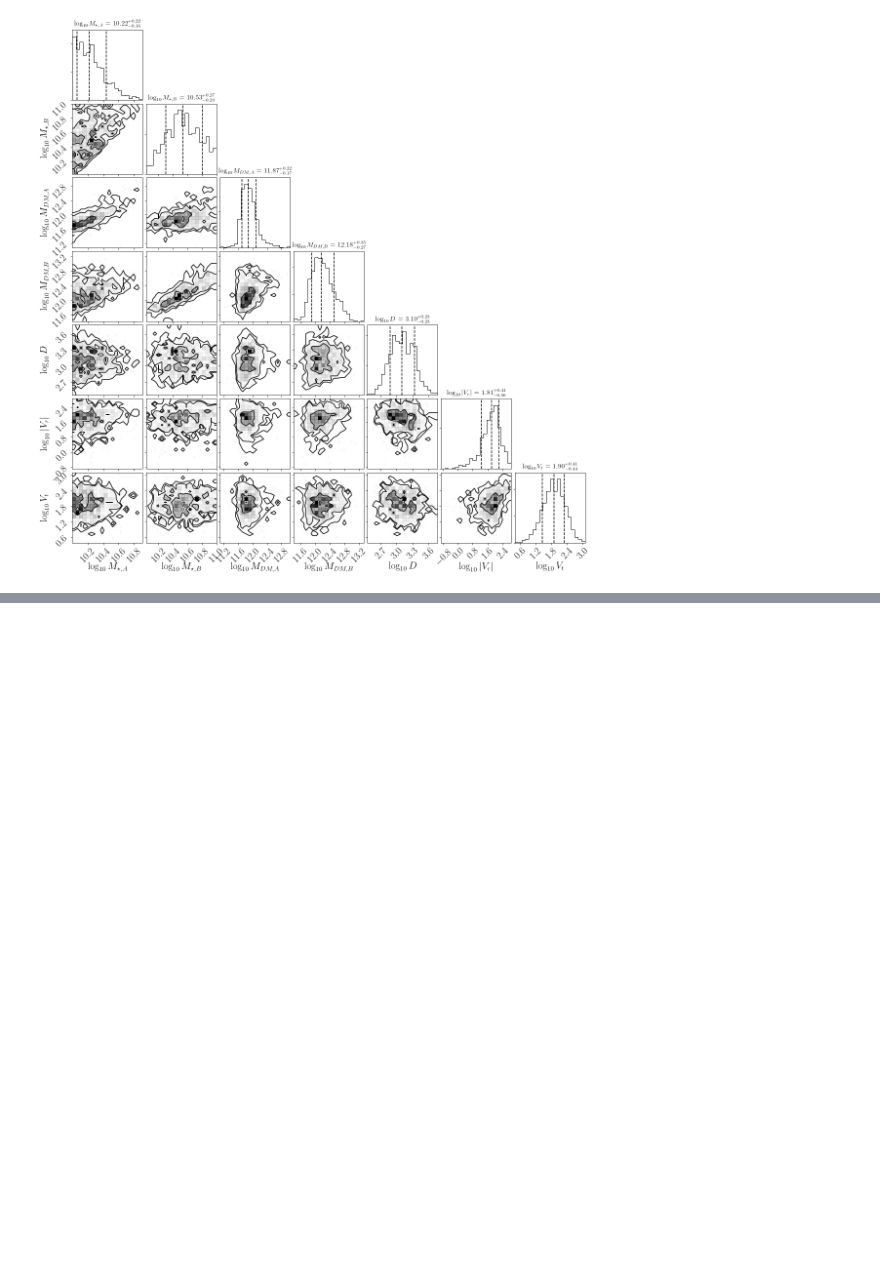
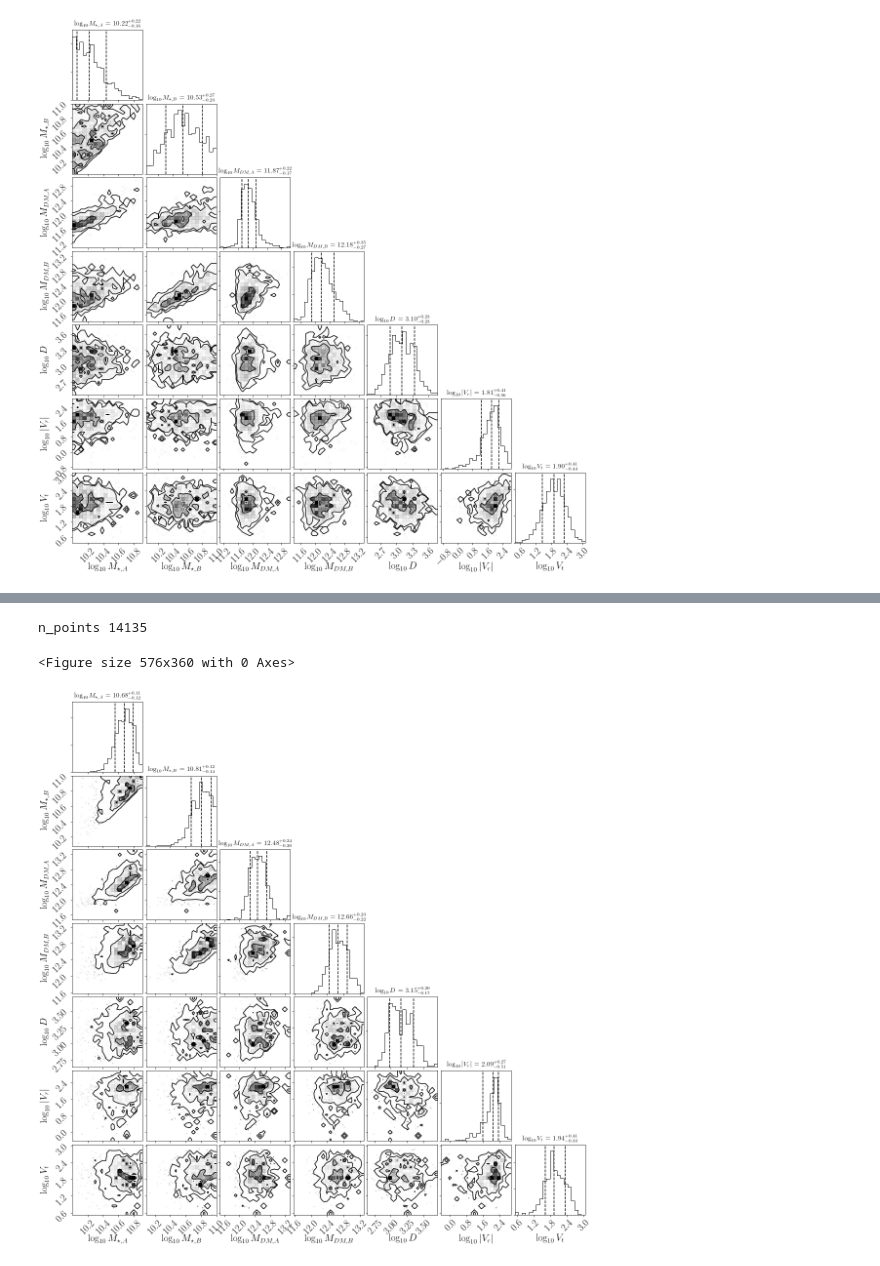
Before and after one commit to cgomez11/projectLC, a Jupyter notebook: nb/explora.ipynb, the cells around one changed output, grey strips where cells are left out. Drawn from its saved outputs; the diff is of its cells as text; code cells hidden in the pictures; blank space fills up the shorter version.

```diff
--- a/nb/explora.ipynb
+++ b/nb/explora.ipynb
@@ -44,0 +94,6 @@ n_points 904
+# %%
+plot_corner_full(sim_name=sim_name, id_list=bootstrap_id, cut_name='star_mass_A')
+# %% [output]
+n_points 14135
+<Figure size 576x360 with 0 Axes>
+[figure, added]
```
Also changed, not shown: parts of 3 cells of this notebook, 4 other files.
